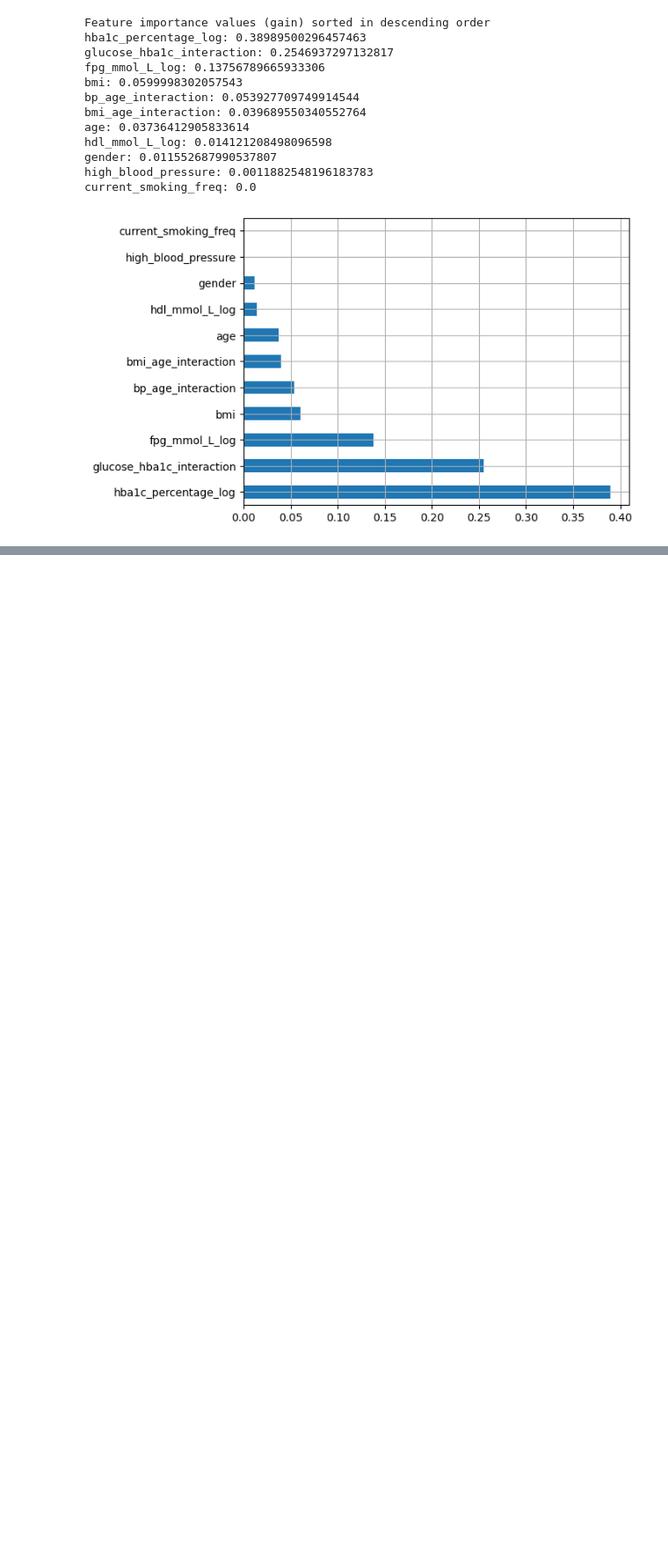
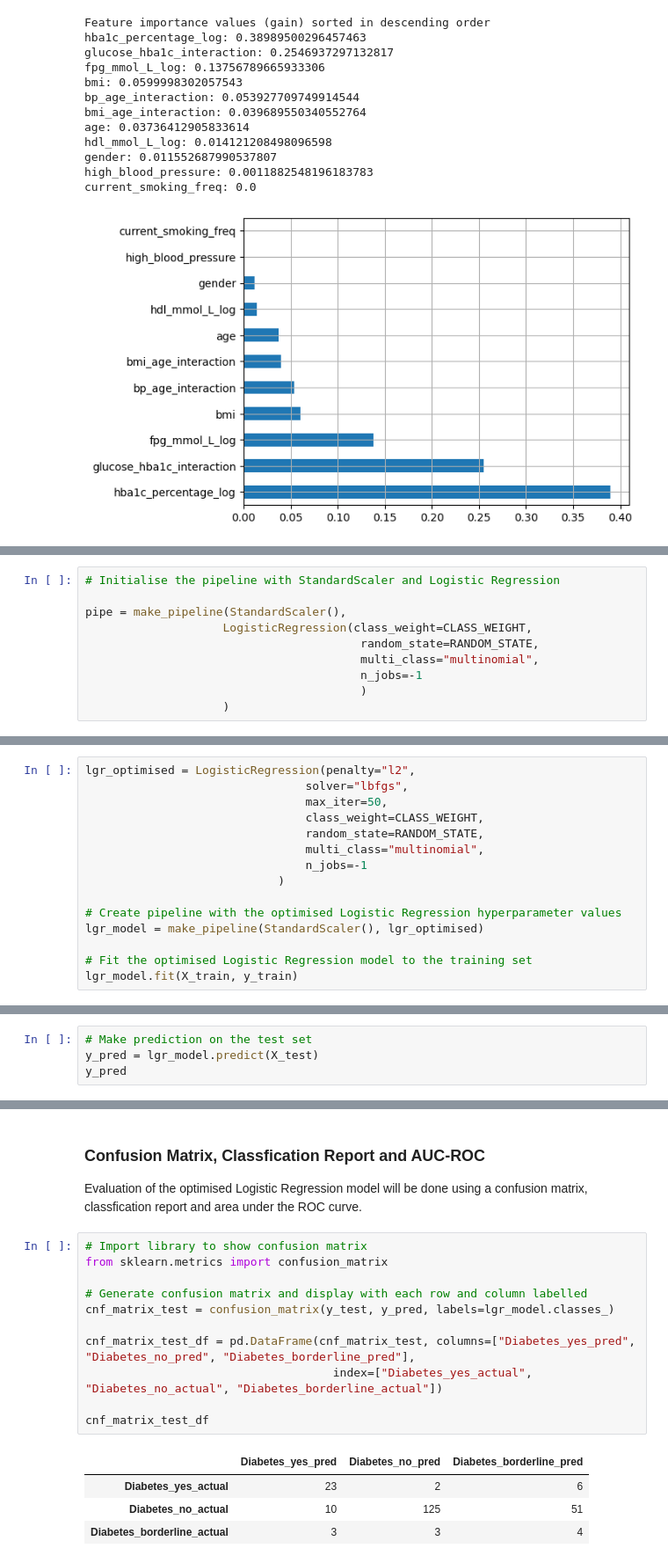
Before and after one commit to ryansoh-42/interpretable-ML-T2DM, a Jupyter notebook: notebooks/04_model_training.ipynb, the cells around one changed output, grey strips where cells are left out. Shown at 88% size. Cells and saved outputs as stored; diff of their text form; blank space fills up the shorter version.

Commit message:
Logistic Regression
need to remove feature engineered features temporarily and retrain all the models

```diff
--- a/notebooks/04_model_training.ipynb
+++ b/notebooks/04_model_training.ipynb
@@ -1358,0 +1416,10 @@ current_smoking_freq: 0.0
+# %%
+# Initialise the pipeline with StandardScaler and Logistic Regression
+
+pipe = make_pipeline(StandardScaler(),
+                    LogisticRegression(class_weight=CLASS_WEIGHT,
+                                        random_state=RANDOM_STATE,
+                                        multi_class="multinomial",
+                                        n_jobs=-1
+                                        )
+                    )
@@ -1358,0 +1472,15 @@ current_smoking_freq: 0.0
+# %%
+lgr_optimised = LogisticRegression(penalty="l2",
+                                solver="lbfgs",
+                                max_iter=50,
+                                class_weight=CLASS_WEIGHT,
+                                random_state=RANDOM_STATE,
+                                multi_class="multinomial",
+                                n_jobs=-1
+                            )
+
+# Create pipeline with the optimised Logistic Regression hyperparameter values
+lgr_model = make_pipeline(StandardScaler(), lgr_optimised)
+
+# Fit the optimised Logistic Regression model to the training set
+lgr_model.fit(X_train, y_train)
@@ -1358,0 +1531,4 @@ current_smoking_freq: 0.0
+# %%
+# Make prediction on the test set
+y_pred = lgr_model.predict(X_test)
+y_pred
@@ -1358,0 +1547,20 @@ current_smoking_freq: 0.0
+# %% [markdown]
+### Confusion Matrix, Classfication Report and AUC-ROC
+
+Evaluation of the optimised Logistic Regression model will be done using a confusion matrix, classfication report and area under the ROC curve.
+# %%
+# Import library to show confusion matrix
+from sklearn.metrics import confusion_matrix
+
+# Generate confusion matrix and display with each row and column labelled
+cnf_matrix_test = confusion_matrix(y_test, y_pred, labels=lgr_model.classes_)
+
+cnf_matrix_test_df = pd.DataFrame(cnf_matrix_test, columns=["Diabetes_yes_pred", "Diabetes_no_pred", "Diabetes_borderline_pred"],
+                                    index=["Diabetes_yes_actual", "Diabetes_no_actual", "Diabetes_borderline_actual"])
+
+cnf_matrix_test_df
+# %% [output]
+|  | Diabetes_yes_pred | Diabetes_no_pred | Diabetes_borderline_pred |
+| Diabetes_yes_actual | 23 | 2 | 6 |
+| Diabetes_no_actual | 10 | 125 | 51 |
+| Diabetes_borderline_actual | 3 | 3 | 4 |
```
Also changed, not shown: parts of 20 cells of this notebook.
